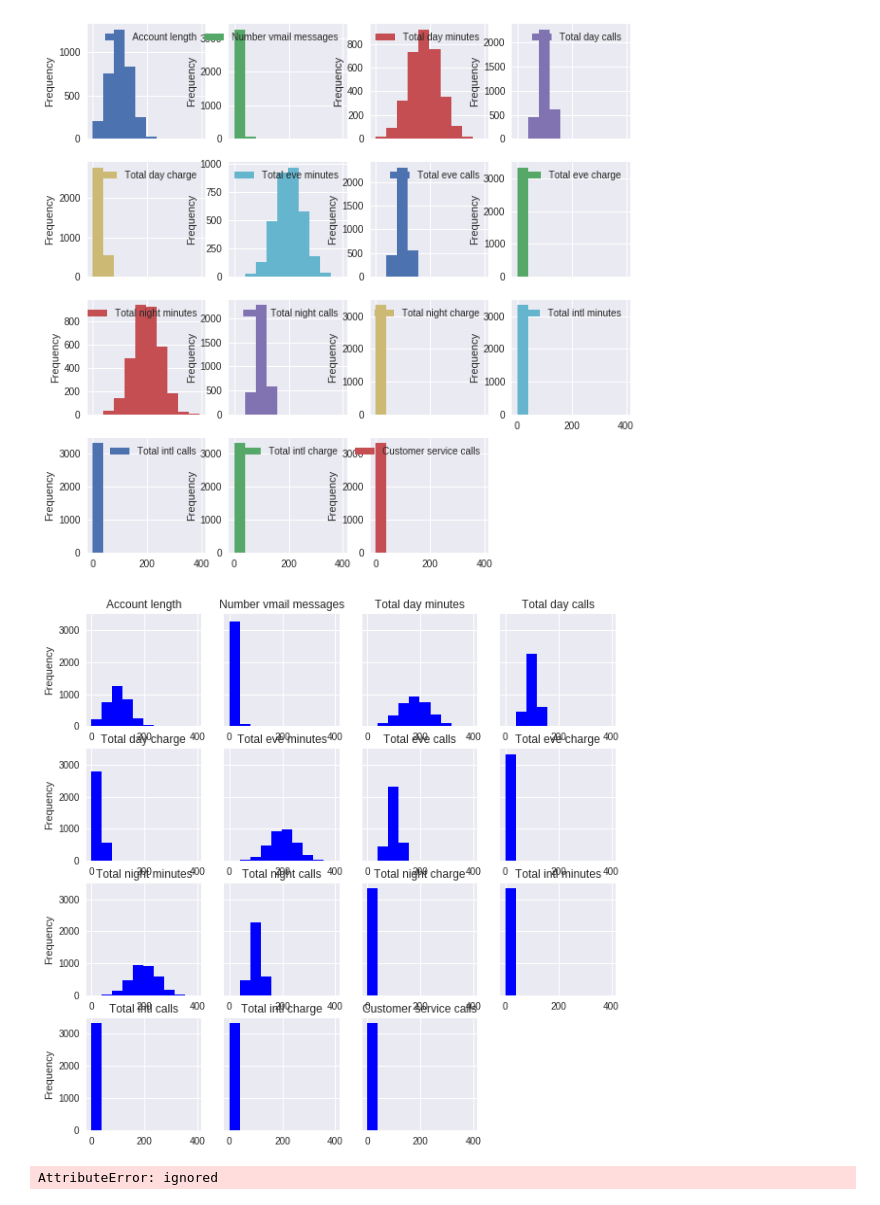
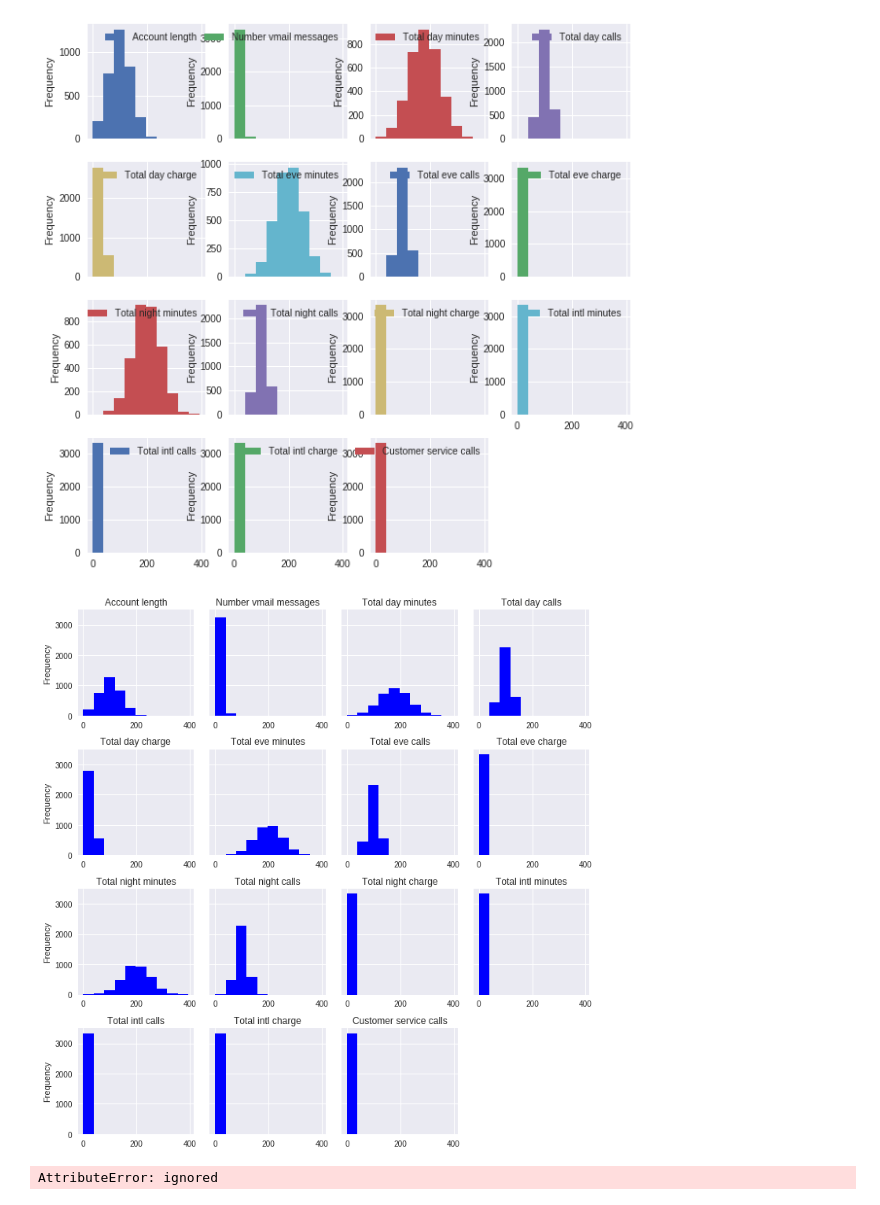
Before and after one commit to parashar-lonewolf/IDA-ss19, a Jupyter notebook: LearningPandasandPylab.ipynb, the cells around one changed output. Saved outputs shown, nothing was run; the diff lists cells and outputs as text; code cells hidden in the pictures.

```diff
--- a/LearningPandasandPylab.ipynb
+++ b/LearningPandasandPylab.ipynb
@@ -247,27 +247,19 @@ axes = dat.plot(kind='hist',rot=0,lw=2,figsize=(10,10), subplots=True, layout=(4
 # %%
 ### Write Your code here ###
 
 labels = ['Account length', 'Number vmail messages',
        'Total day minutes', 'Total day calls', 'Total day charge',
        'Total eve minutes', 'Total eve calls', 'Total eve charge',
        'Total night minutes', 'Total night calls', 'Total night charge',
        'Total intl minutes', 'Total intl calls', 'Total intl charge',
        'Customer service calls']
 dat = dat[labels]
 axes = dat.plot(kind='hist',rot=0,lw=2,figsize=(10,10), subplots=True,
                 layout=(4,4), color='blue', legend=False, sharex=False,
                 sharey=True, title=labels)
-
-
-
-# for i in range(4):
-#   x_plots = axes[i]
-#   for j, p in enumerate(axes[i]):
-#     if i==3 and j ==3:
-#       continue
-#     p.title = Text(text=labels[(int(i*4 + j))])
+plt.tight_layout()
 # %% [output]
-[figure, old version]
+[figure, new version]
 # %%
 axes[0][0].se
 # %% [output]
```
